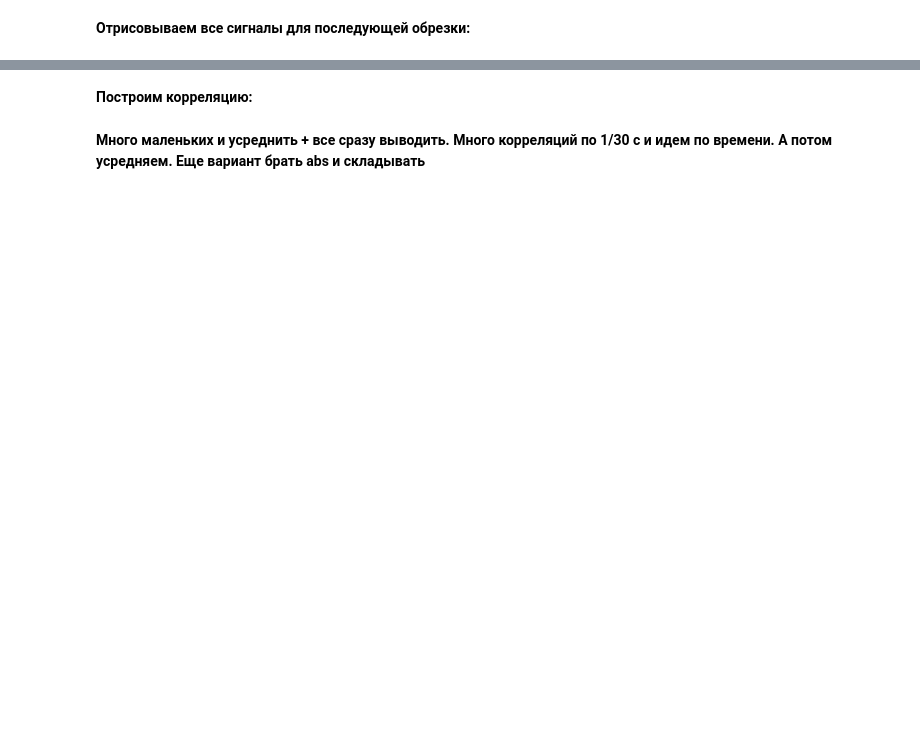
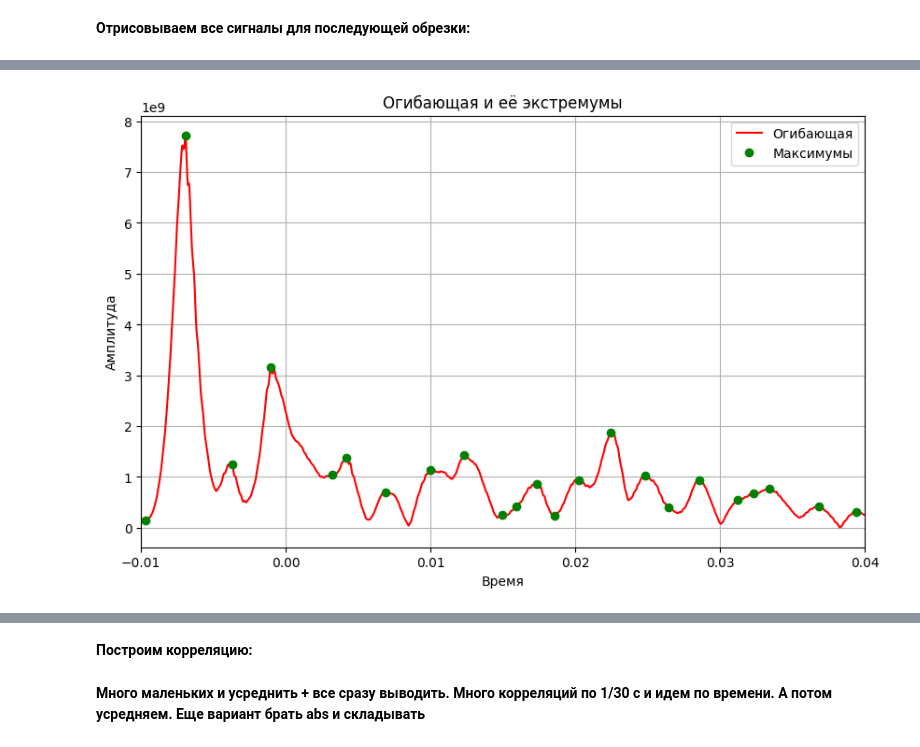
Before and after one commit to endeavoure/KLYAZMA_autumn, a Jupyter notebook: initial_plots.ipynb, the cells around one changed output, grey strips where cells are left out. Drawn from its saved outputs; the diff is of its cells as text; code cells hidden in the pictures; blank space fills up the shorter version.

```diff
--- a/initial_plots.ipynb
+++ b/initial_plots.ipynb
@@ -34,0 +91,15 @@ df_cut = plot_cut(borders=[1850.0, 2340.0], number=3, df=df)
+# %%
+peaks, _ = find_peaks(envelope, distance=40)
+
+plt.figure(figsize=(10, 6))
+plt.plot(lags, envelope, label="Огибающая", color="red")
+plt.plot(lags[peaks], envelope[peaks], "go", label="Максимумы")
+plt.xlabel("Время")
+plt.ylabel("Амплитуда")
+plt.title("Огибающая и её экстремумы")
+plt.xlim([-0.01, 0.04])
+plt.legend()
+plt.grid()
+plt.show()
+# %% [output]
+[figure, added]
```
Also changed, not shown: parts of 23 cells of this notebook, 3 other files.
